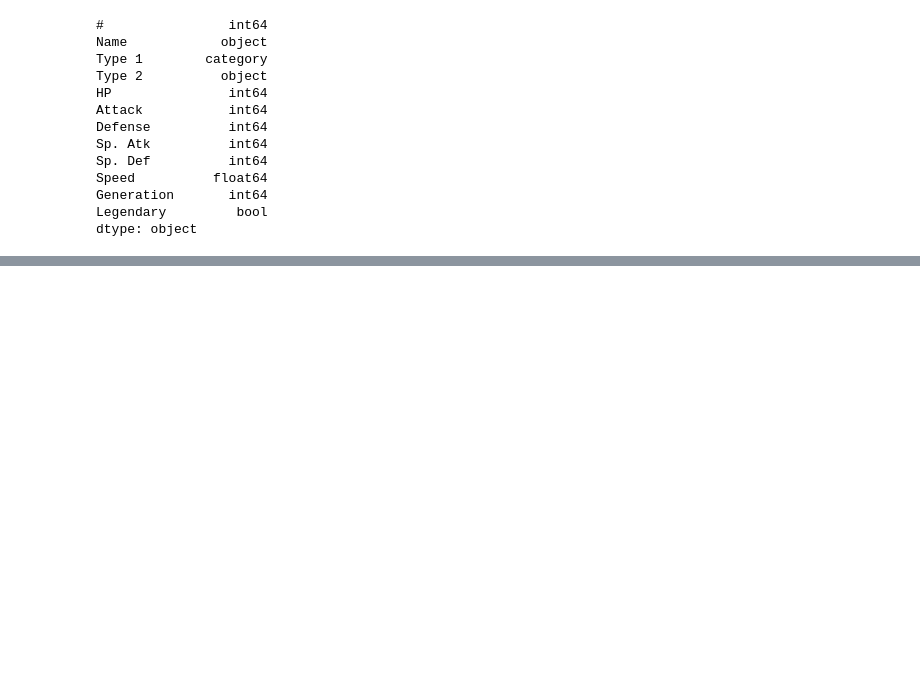
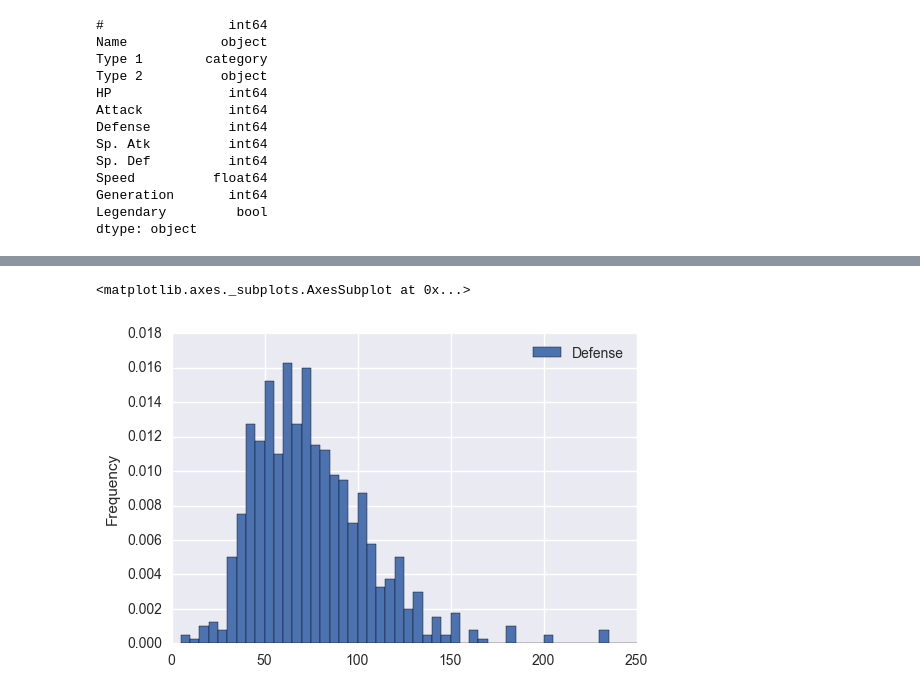
Before and after one commit to Phoenixinfire/learngit, a Jupyter notebook: Data_ScienceTutorial_for_Beginners/notebook_code.ipynb, the cells around one changed output, grey strips where cells are left out. Cells and saved outputs as stored; diff of their text form; code cells hidden in the pictures; blank space fills up the shorter version.

```diff
--- a/Data_ScienceTutorial_for_Beginners/notebook_code.ipynb
+++ b/Data_ScienceTutorial_for_Beginners/notebook_code.ipynb
@@ -263,0 +338,5 @@ dtype: object
+# %%
+data1.plot(kind='hist',y='Defense',bins=50,range=[0,250],normed=True)
+# %% [output]
+<matplotlib.axes._subplots.AxesSubplot at 0x...>
+[figure, added]
```
Also changed, not shown: parts of 25 cells of this notebook, 1 other file.
